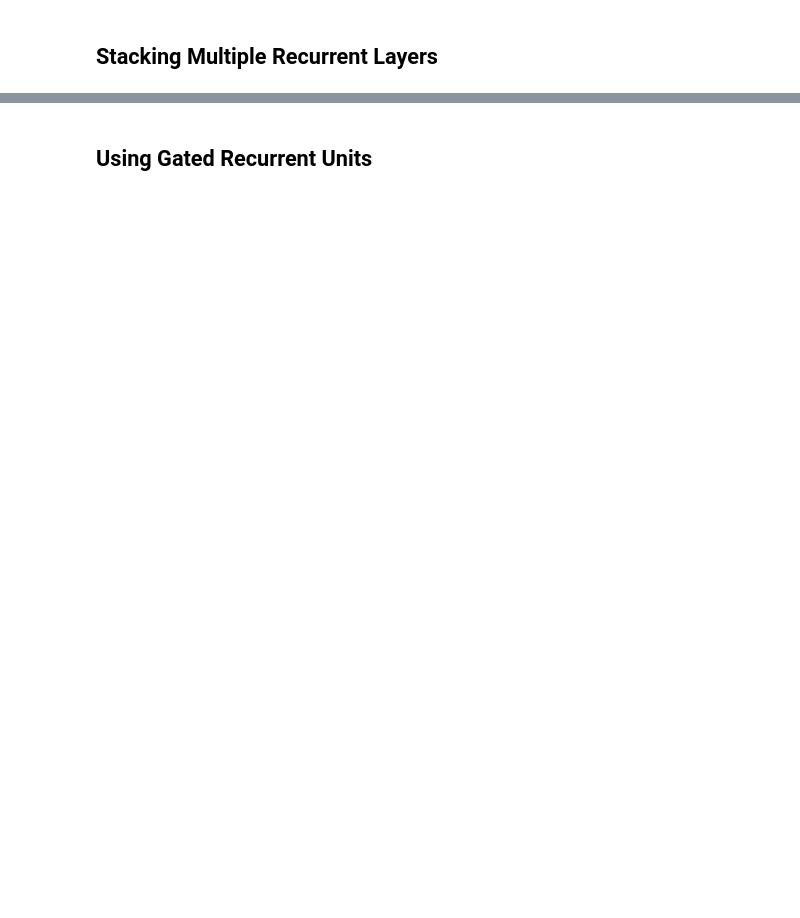
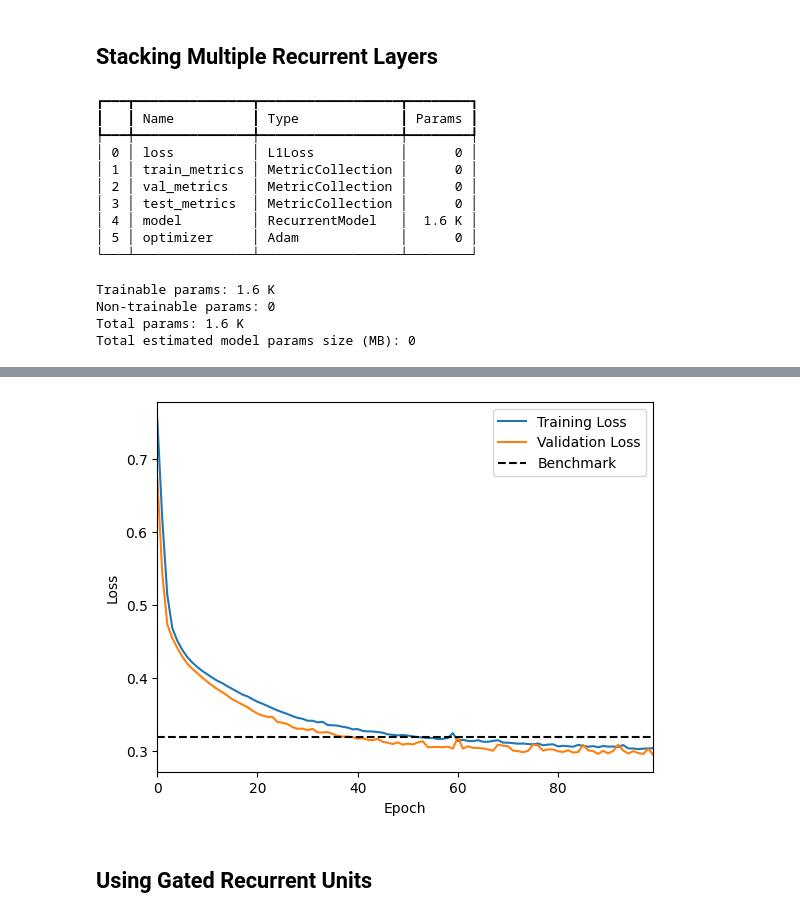
Before and after one commit to DeepTrackAI/DeepLearningCrashCourse, a Jupyter notebook: Ch07_RNN/ec07_1_rnn/rnn.ipynb, the cells around one changed output, grey strips where cells are left out. Saved outputs shown, nothing was run; the diff lists cells and outputs as text; code cells hidden in the pictures; blank space fills up the shorter version.

```diff
--- a/Ch07_RNN/ec07_1_rnn/rnn.ipynb
+++ b/Ch07_RNN/ec07_1_rnn/rnn.ipynb
@@ -210,26 +173,3 @@ Epoch 67
-# %%
-criterion = nn.L1Loss() # MAE Loss.
-optimizer = torch.optim.Adam(list(rnn.parameters()) + list(fc.parameters()),
-                             lr=0.001)
-epochs = 100
-
-train_losses = []
-for epoch in range(epochs):
-    train_loss = 0.0
-    for input, target in train_loader:
-        optimizer.zero_grad()
-
-        input, target = input.to(device), target.to(device)
-        rnn_out, _ = rnn(input) # RNN layer.
-        rnn_out = rnn_out[:, -1, :] # Last output of sequence.
-        output = fc(rnn_out) # Linear layer.
-
-        loss = criterion(output, target)
-        loss.backward()
-        optimizer.step()
-        train_loss += loss.item()
-    train_losses.append(train_loss / len(train_loader))
-    print(f"Epoch {epoch} Training Loss: {train_losses[-1]:.4f}")
 # %%
 criterion = nn.L1Loss() # MAE Loss.
 optimizer = torch.optim.Adam(list(rnn.parameters()) + list(fc.parameters()),
@@ -289,7 +249,7 @@ Define a recurrent neural network in deeplay ...
 # %%
 import deeplay as dl
 
-rnn_dl = dl.RNN(
+rnn_dl = dl.RecurrentModel(
     in_features=n_features,
     hidden_features=[2],
     out_features=1,
@@ -308,2 +296,32 @@ plot_training(epochs, train_losses, val_losses, std_bm)
 # %% [markdown]
 ## Stacking Multiple Recurrent Layers
+# %%
+rnn_dl = dl.RecurrentModel(
+    in_features=n_features,
+    hidden_features=[16, 16, 16],
+    out_features=1,
+    rnn_type="RNN",
+)
+rnn_stacked = dl.Regressor(rnn_dl, optimizer=dl.Adam(lr=0.0001)).create()
+
+trainer = dl.Trainer(max_epochs=epochs, accelerator="auto")
+trainer.fit(rnn_stacked, train_loader, val_loader)
+
+train_losses = trainer.history.history["train_loss_epoch"]["value"]
+val_losses = trainer.history.history["val_loss_epoch"]["value"][1:]
+plot_training(epochs, train_losses, val_losses, std_bm)
+# %% [output]
+┏━━━┳━━━━━━━━━━━━━━━┳━━━━━━━━━━━━━━━━━━┳━━━━━━━━┓
+┃   ┃ Name          ┃ Type             ┃ Params ┃
+┡━━━╇━━━━━━━━━━━━━━━╇━━━━━━━━━━━━━━━━━━╇━━━━━━━━┩
+│ 0 │ loss          │ L1Loss           │      0 │
+│ 1 │ train_metrics │ MetricCollection │      0 │
+│ 2 │ val_metrics   │ MetricCollection │      0 │
+│ 3 │ test_metrics  │ MetricCollection │      0 │
+│ 4 │ model         │ RecurrentModel   │  1.6 K │
+│ 5 │ optimizer     │ Adam             │      0 │
+└───┴───────────────┴──────────────────┴────────┘
+Trainable params: 1.6 K
+Non-trainable params: 0
+Total params: 1.6 K
+Total estimated model params size (MB): 0
@@ -310,2 +331,3 @@ plot_training(epochs, train_losses, val_losses, std_bm)
+[figure, added]
 # %% [markdown]
 ## Using Gated Recurrent Units
```
Also changed, not shown: parts of 10 cells of this notebook.
